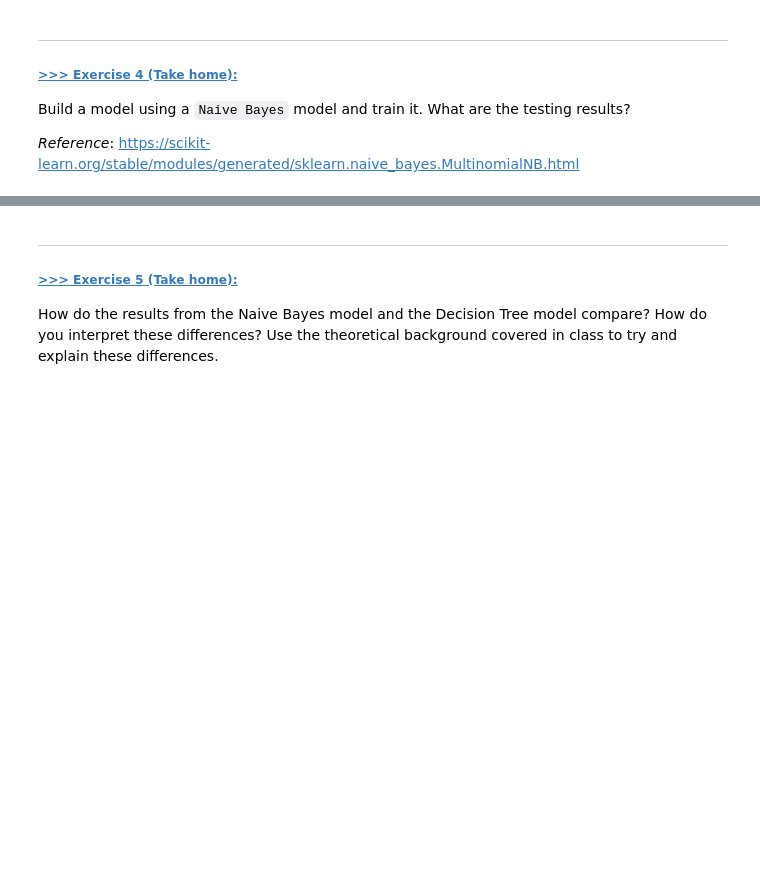
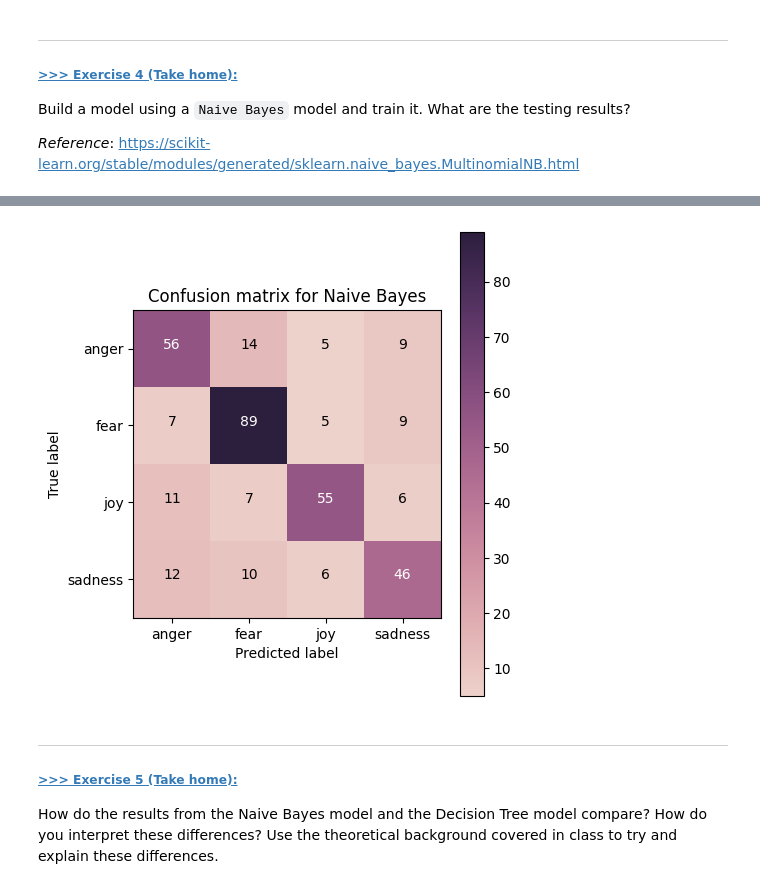
Before and after one commit to Thewo-6/DM2025-Lab2-Exercise, a Jupyter notebook: DM2025-Lab2-Master-Phase_1.ipynb, the cells around one changed output, grey strips where cells are left out. Drawn from its saved outputs; the diff is of its cells as text; code cells hidden in the pictures; blank space fills up the shorter version.

Commit message:
modified:   DM2025-Lab2-Homework.ipynb 	modified:   DM2025-Lab2-Master-Phase_1.ipynb 	modified:   data/test_df.pkl 	modified:   data/train_df.pkl 	modified:   logs/training_log.csv

```diff
--- a/DM2025-Lab2-Master-Phase_1.ipynb
+++ b/DM2025-Lab2-Master-Phase_1.ipynb
@@ -505,0 +506,13 @@
+# %%
+# Answer here
+from sklearn.naive_bayes import MultinomialNB
+
+NB_model = MultinomialNB()
+
+# Training
+NB_model = NB_model.fit(X_train, y_train)
+
+# Predict
+y_test_pred = NB_model.predict(X_test)
+
+print(classification_report(y_true=y_test, y_pred=y_test_pred))
@@ -506,3 +530,10 @@
+# %%
+# confusion matrix
+my_tags = ['anger', 'fear', 'joy', 'sadness']
+cm = confusion_matrix(y_true=y_test, y_pred=y_test_pred)
+plot_confusion_matrix(cm, classes=my_tags, title='Confusion matrix for Naive Bayes')
+# %% [output]
+[figure, added]
 # %% [markdown]
 ---
 ##### <a id='toc1_8_1_1_3_'></a>[**>>> Exercise 5 (Take home):**](#toc0_)
```
Also changed, not shown: parts of 35 cells of this notebook, 4 other files.
